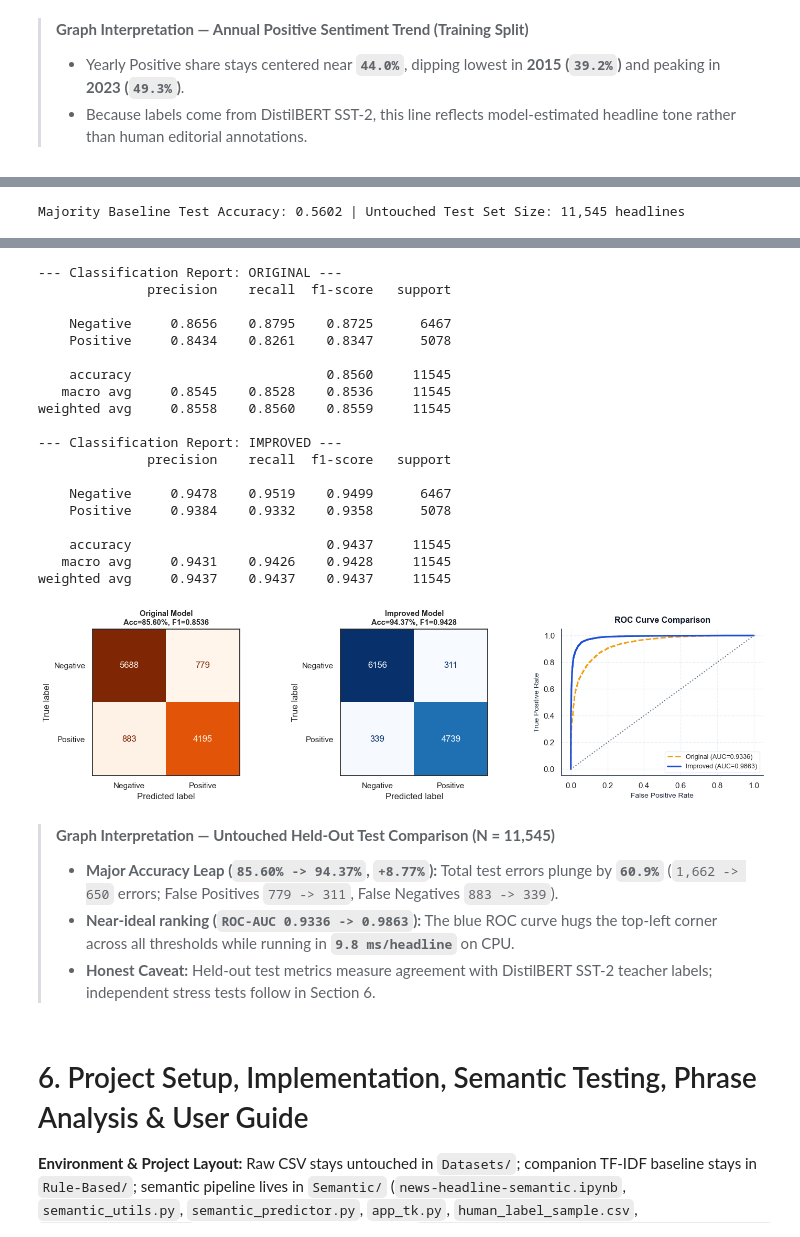
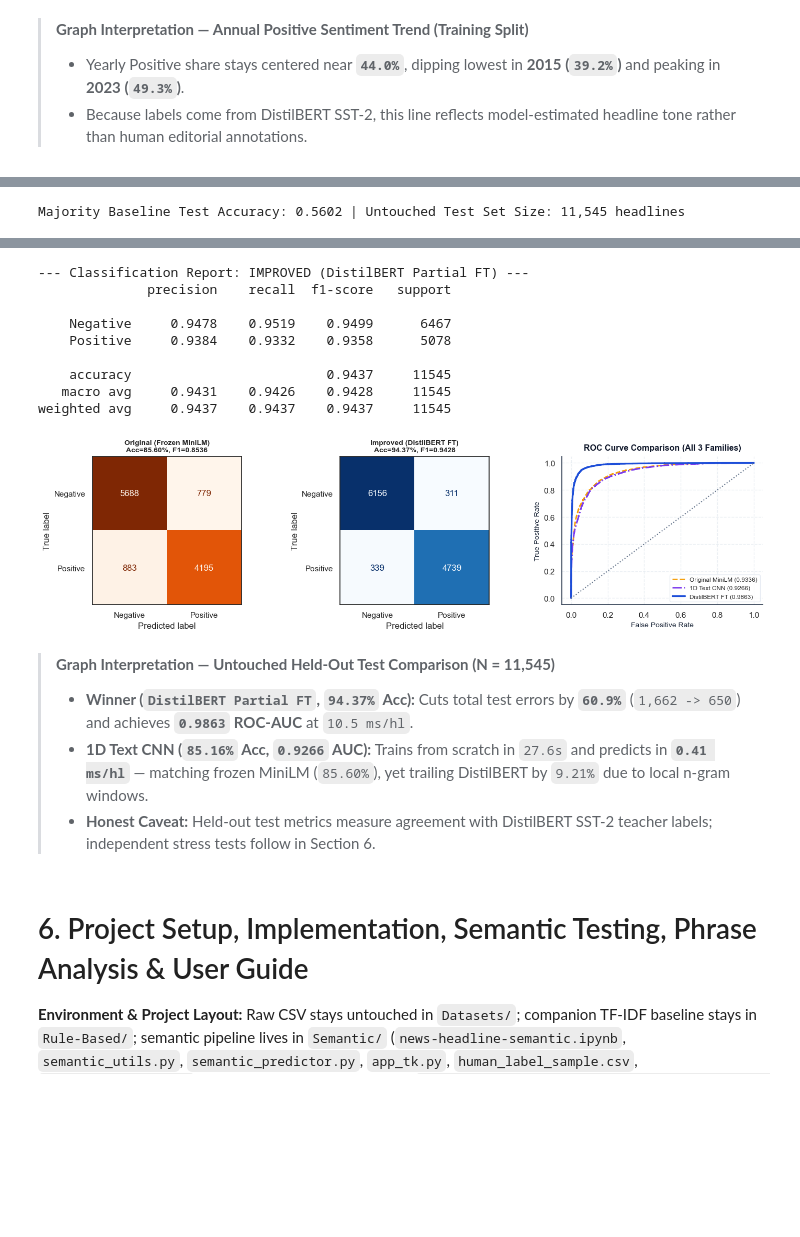
Before and after one commit to arizluizg/News-Headline-Sentiment-Analysis, a Jupyter notebook: Semantic/news-headline-semantic.ipynb, the cells around one changed output, grey strips where cells are left out. Saved outputs shown, nothing was run; the diff lists cells and outputs as text; code cells hidden in the pictures; blank space fills up the shorter version.

```diff
--- a/Semantic/news-headline-semantic.ipynb
+++ b/Semantic/news-headline-semantic.ipynb
@@ -124,5 +97,0 @@ su.run_lr_dropout_and_sklearn_dynamics(opt_ctx, data["X_train"], data["y_train"]
-# %%
-# ── 3.1 Academic 2D CNN Spatial Demo & CNN vs. NLP Transformer Comparison ────
-# Walks through Input (6x6) -> Conv(3x3)+ReLU (4x4) -> MaxPool(2x2) -> Flatten (4,)
-# and summarizes why Transformers + MLP fit news sentiment better than 2D CNNs.
-su.run_cnn_demo()
@@ -138,0 +107,5 @@ CNN Shape Flow: Input (6, 6) -> Conv(3x3)+ReLU (4, 4) -> MaxPool(2x2) (2, 2) ->
+# %%
+# ── 3.1 Train Multi-Scale 1D Text CNN (Conv1d k=2,3,4) on Philippine News ────
+# Trains a real PyTorch 1D Text CNN strictly on the training split (test stays locked!),
+# plots Week-5-style training curves, and contrasts 2D CNN vs. 1D Text CNN vs. Transformer.
+cnn_res = su.run_text_cnn_1d(data, env, epochs=10)
@@ -278,10 +263,10 @@ su.plot_distinctive_and_temporal_sentiment(train_df, data, seed=env["seed"])
 > - Yearly Positive share stays centered near **`44.0%`**, dipping lowest in **2015 (`39.2%`)** and peaking in **2023 (`49.3%`)**.
 > - Because labels come from DistilBERT SST-2, this line reflects model-estimated headline tone rather than human editorial annotations.
 # %%
-# ── 5.7 7-Model Benchmark & Week 07 Partial Fine-Tuning (DistilBERT + MLP) ───
-# Benchmarks Models 0–5 (frozen baselines), then trains Model 6 (Partial Fine-Tuning
+# ── 5.7 8-Model Benchmark (Incl. 1D Text CNN) & DistilBERT Partial Fine-Tuning
+# Benchmarks Models 0–6 (frozen baselines + 1D Text CNN), then trains Model 7 (Partial FT
 # Top 2/6 DistilBERT layers + CLS/Mean PyTorch MLP + Soft-Target Distillation on full data).
-bench = su.run_frozen_benchmarks(data, tl, env)
+bench = su.run_frozen_benchmarks(data, tl, env, cnn_res=cnn_res)
 ft = su.train_partial_finetune(data, bench, env, unfreeze_top_k=2, epochs=5)
 # %% [output]
 [0] Majority Baseline       -> CV Macro-F1: 0.3590 | Acc: 0.5599
@@ -328,7 +315,7 @@ Partial Fine-Tuning distilbert-base-uncased: freezing 0..3 (66.7%), unfreezing 4
 # %%
-# ── 5.8 Final Untouched Test Evaluation (Before vs. After) ───────────────────
-# Compares Original vs. Improved on the exact locked test split: metrics, classification
-# reports, side-by-side confusion matrices, ROC curves, and single-headline CPU latency.
-ev = su.evaluate_before_after(data, bench, ft, env)
+# ── 5.8 Final Untouched Test Evaluation (MiniLM vs. 1D CNN vs. DistilBERT) ───
+# Evaluates Original MiniLM, 1D Text CNN, and Improved DistilBERT on the exact locked test
+# split: metrics table, classification report, confusion matrices, 3-way ROC curves & speed.
+ev = su.evaluate_before_after(data, bench, ft, env, cnn_res=cnn_res)
 # %% [output]
 Majority Baseline Test Accuracy: 0.5602 | Untouched Test Set Size: 11,545 headlines
@@ -344,26 +331,16 @@ Majority Baseline Test Accuracy: 0.5602 | Untouched Test Set Size: 11,545 headli
---- Classification Report: ORIGINAL ---
-              precision    recall  f1-score   support
-
-    Negative     0.8656    0.8795    0.8725      6467
-    Positive     0.8434    0.8261    0.8347      5078
-
-    accuracy                         0.8560     11545
-   macro avg     0.8545    0.8528    0.8536     11545
-weighted avg     0.8558    0.8560    0.8559     11545
-
---- Classification Report: IMPROVED ---
+--- Classification Report: IMPROVED (DistilBERT Partial FT) ---
               precision    recall  f1-score   support
 
     Negative     0.9478    0.9519    0.9499      6467
     Positive     0.9384    0.9332    0.9358      5078
 
     accuracy                         0.9437     11545
    macro avg     0.9431    0.9426    0.9428     11545
 weighted avg     0.9437    0.9437    0.9437     11545
-[figure, old version]
+[figure, new version]
 > **Graph Interpretation — Untouched Held-Out Test Comparison (N = 11,545)**
-> - **Major Accuracy Leap (`85.60% -> 94.37%`, `+8.77%`):** Total test errors plunge by **`60.9%`** (`1,662 -> 650` errors; False Positives `779 -> 311`, False Negatives `883 -> 339`).
-> - **Near-ideal ranking (`ROC-AUC 0.9336 -> 0.9863`):** The blue ROC curve hugs the top-left corner across all thresholds while running in **`9.8 ms/headline`** on CPU.
+> - **Winner (`DistilBERT Partial FT`, `94.37%` Acc):** Cuts total test errors by **`60.9%`** (`1,662 -> 650`) and achieves **`0.9863` ROC-AUC** at `10.5 ms/hl`.
+> - **1D Text CNN (`85.16%` Acc, `0.9266` AUC):** Trains from scratch in `27.6s` and predicts in **`0.41 ms/hl`** — matching frozen MiniLM (`85.60%`), yet trailing DistilBERT by `9.21%` due to local n-gram windows.
 > - **Honest Caveat:** Held-out test metrics measure agreement with DistilBERT SST-2 teacher labels; independent stress tests follow in Section 6.
 # %% [markdown]
 # 6. Project Setup, Implementation, Semantic Testing, Phrase Analysis & User Guide
```
Also changed, not shown: parts of 13 cells of this notebook, 4 other files.
